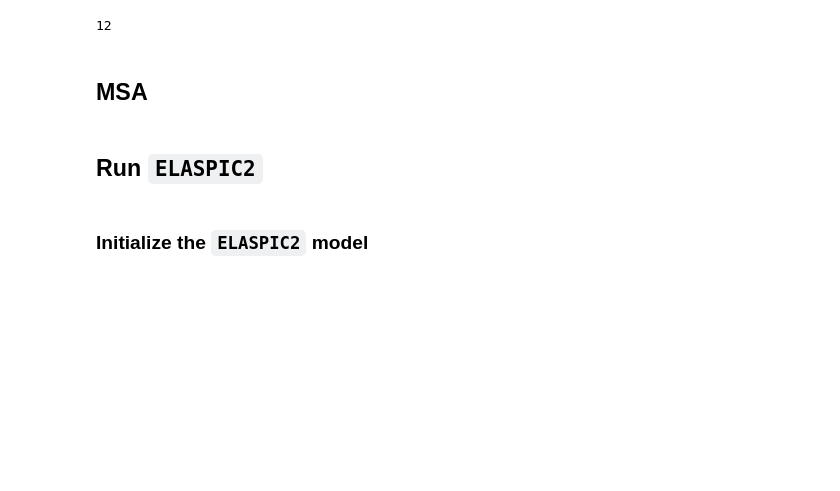
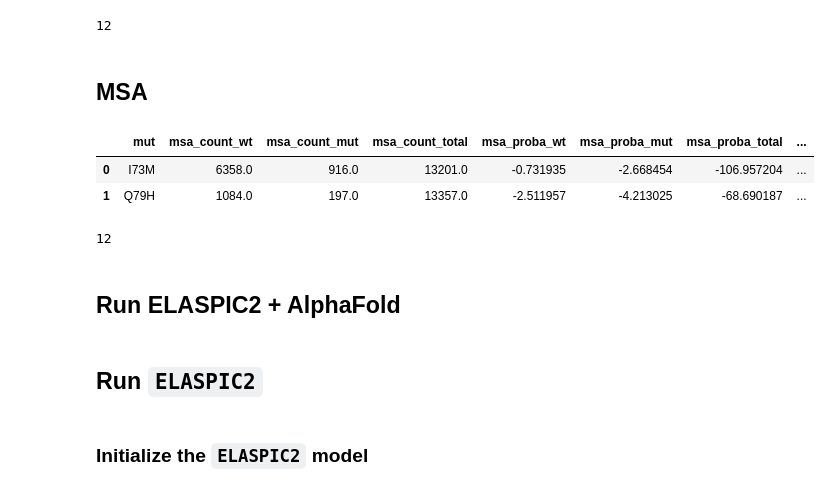
Before and after one commit to elaspic/cagi6-submission, a Jupyter notebook: notebooks/40_cagi6_mapk3_submission.ipynb, the cells around one changed output. Cells and saved outputs as stored; diff of their text form; code cells hidden in the pictures; blank space fills up the shorter version.

```diff
--- a/notebooks/40_cagi6_mapk3_submission.ipynb
+++ b/notebooks/40_cagi6_mapk3_submission.ipynb
@@ -316,6 +325,50 @@ print(len(protbert_results_df))
 12
 # %% [markdown]
 ## MSA
+# %%
+msa_results_file = NOTEBOOK_DIR.joinpath("msa-results.parquet")
+
+if msa_results_file.is_file():
+    protbert_results_df = pq.read_table(msa_results_file).to_pandas()
+else:
+    from elaspic2.plugins.msa import analyze_msa
+
+    msa_sequences = analyze_msa.alignment_to_sequences(alignment)
+    assert sequence == msa_sequences[0]
+    assert all([len(sequence) == len(seq) for seq in msa_sequences])
+
+    msa_counts_mat = analyze_msa.sequences_to_counts(msa_sequences)
+    msa_probas_mat = analyze_msa.counts_to_probas(msa_counts_mat)
+    msa_length = len(msa_sequences)
+    msa_proba_mean = np.mean(
+        [msa_probas_mat[i, analyze_msa.AMINO_ACIDS.index(aa)] for i, aa in enumerate(sequence)]
+    )
+    msa_conservation_df = analyze_msa.run_convervation_script(msa_sequences)
+
+    msa_results = []
+    for mutation in result_df["mut"]:
+        msa_result = analyze_msa.featurize_mutation(
+            mutation,
+            sequence=sequence,
+            msa_counts_mat=msa_counts_mat,
+            msa_probas_mat=msa_probas_mat,
+            msa_conservation_df=msa_conservation_df,
+            msa_length=msa_length,
+            msa_proba_mean=msa_proba_mean,
+        )
+        msa_results.append(msa_result)
+    msa_results_df = pd.DataFrame(msa_results)
+    pq.write_table(pa.Table.from_pandas(msa_results_df, preserve_index=False), msa_results_file)
+# %%
+display(msa_results_df.head(2))
+print(len(msa_results_df))
+# %% [output]
+|  | mut | msa_count_wt | msa_count_mut | msa_count_total | msa_proba_wt | msa_proba_mut | msa_proba_total | ... |
+| 0 | I73M | 6358.0 | 916.0 | 13201.0 | -0.731935 | -2.668454 | -106.957204 | ... |
+| 1 | Q79H | 1084.0 | 197.0 | 13357.0 | -2.511957 | -4.213025 | -68.690187 | ... |
+12
+# %% [markdown]
+## Run ELASPIC2 + AlphaFold
 # %% [markdown]
 ## Run `ELASPIC2`
 # %% [markdown]
```
Also changed, not shown: parts of 11 cells of this notebook.
